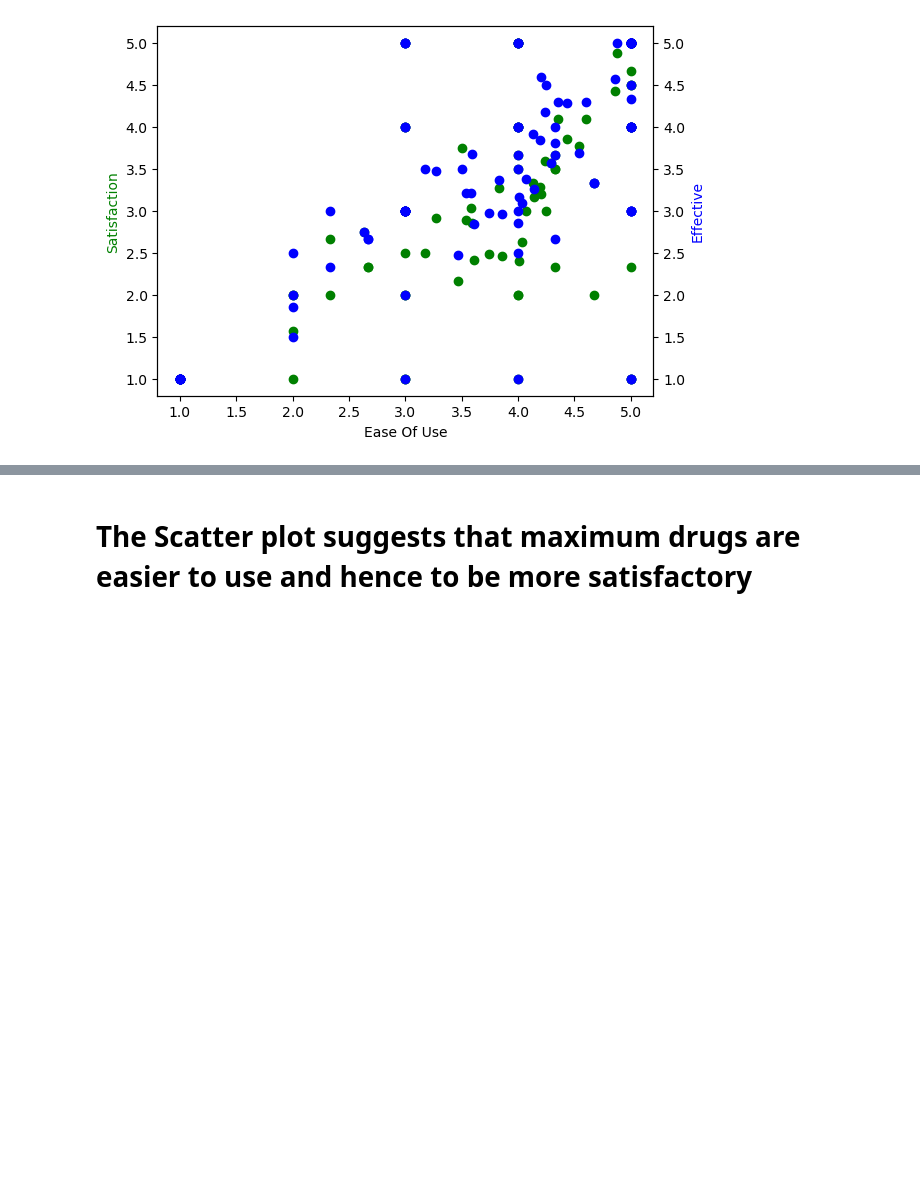
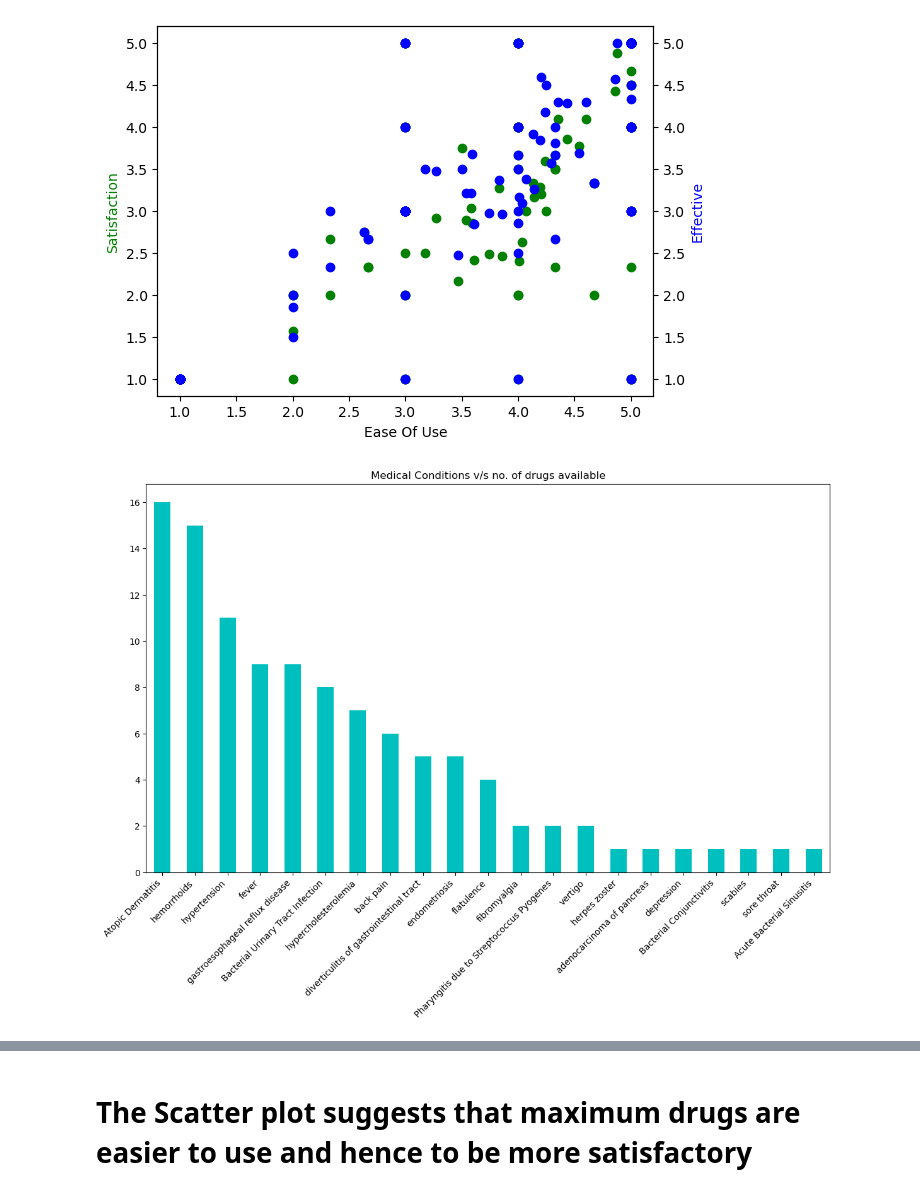
Before and after one commit to deshpandeanu/BasicProjectsPython, a Jupyter notebook: drug-efficacy-analysis-draft.ipynb, the cells around one changed output, grey strips where cells are left out. Drawn from its saved outputs; the diff is of its cells as text; code cells hidden in the pictures; blank space fills up the shorter version.

Commit message:
Kaggle Notebook | Drug Efficacy analysis draft | Version 8

```diff
--- a/drug-efficacy-analysis-draft.ipynb
+++ b/drug-efficacy-analysis-draft.ipynb
@@ -208,6 +208,14 @@ pyplt.show()
 # %% [output]
 <class 'matplotlib.axes._subplots.AxesSubplot'>
 [figure]
+# %%
+data['Condition'].value_counts().plot(kind='bar',
+                                    figsize=(14,8),
+                                    title="Medical Conditions v/s no. of drugs available", color='c')
+pyplt.xticks(rotation = 45, ha = 'right')
+pyplt.show()
+# %% [output]
+[figure, added]
 # %%
 # import numpy as np
 # import matplotlib.pyplot as plt
```
Also changed, not shown: parts of 2 cells of this notebook.
